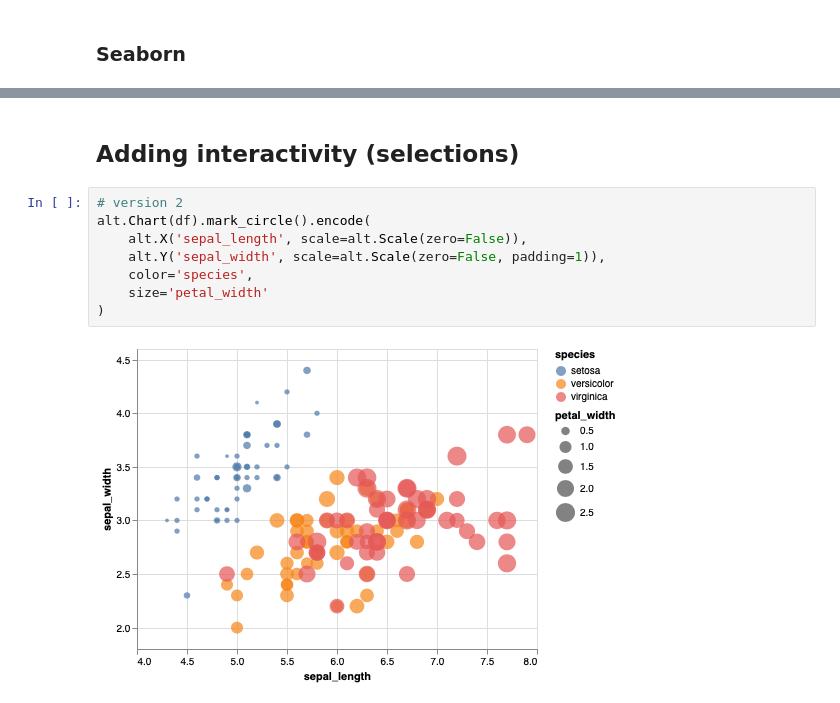
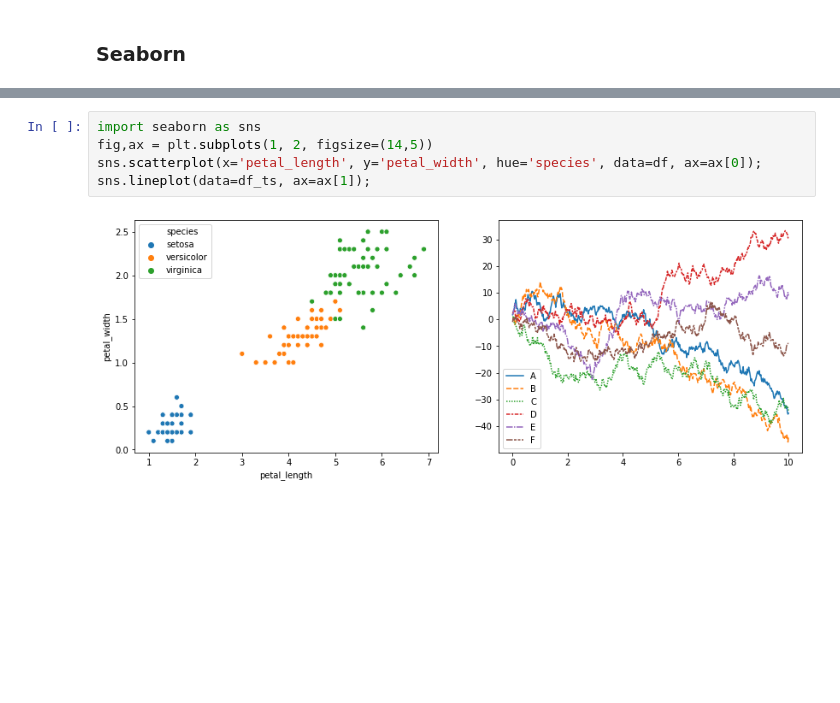
Before and after one commit to cwerner/kit_micmor_summerschool_2019, a Jupyter notebook: nbs/plotting_overview.ipynb, the cells around one changed output, grey strips where cells are left out. Drawn from its saved outputs; the diff is of its cells as text; blank space fills up the shorter version.

```diff
--- a/nbs/plotting_overview.ipynb
+++ b/nbs/plotting_overview.ipynb
@@ -190,12 +88,7 @@ alt.Chart(df).mark_circle().encode(
-# %% [markdown]
-## Adding interactivity (selections)
-# %%
-# version 2
-alt.Chart(df).mark_circle().encode(
-    alt.X('sepal_length', scale=alt.Scale(zero=False)),
-    alt.Y('sepal_width', scale=alt.Scale(zero=False, padding=1)),
-    color='species',
-    size='petal_width'
-)
-# %% [output]
-[figure, removed]
+# %%
+import seaborn as sns
+fig,ax = plt.subplots(1, 2, figsize=(14,5))
+sns.scatterplot(x='petal_length', y='petal_width', hue='species', data=df, ax=ax[0]);
+sns.lineplot(data=df_ts, ax=ax[1]);
+# %% [output]
+[figure, added]
```
Also changed, not shown: parts of 59 cells of this notebook.
